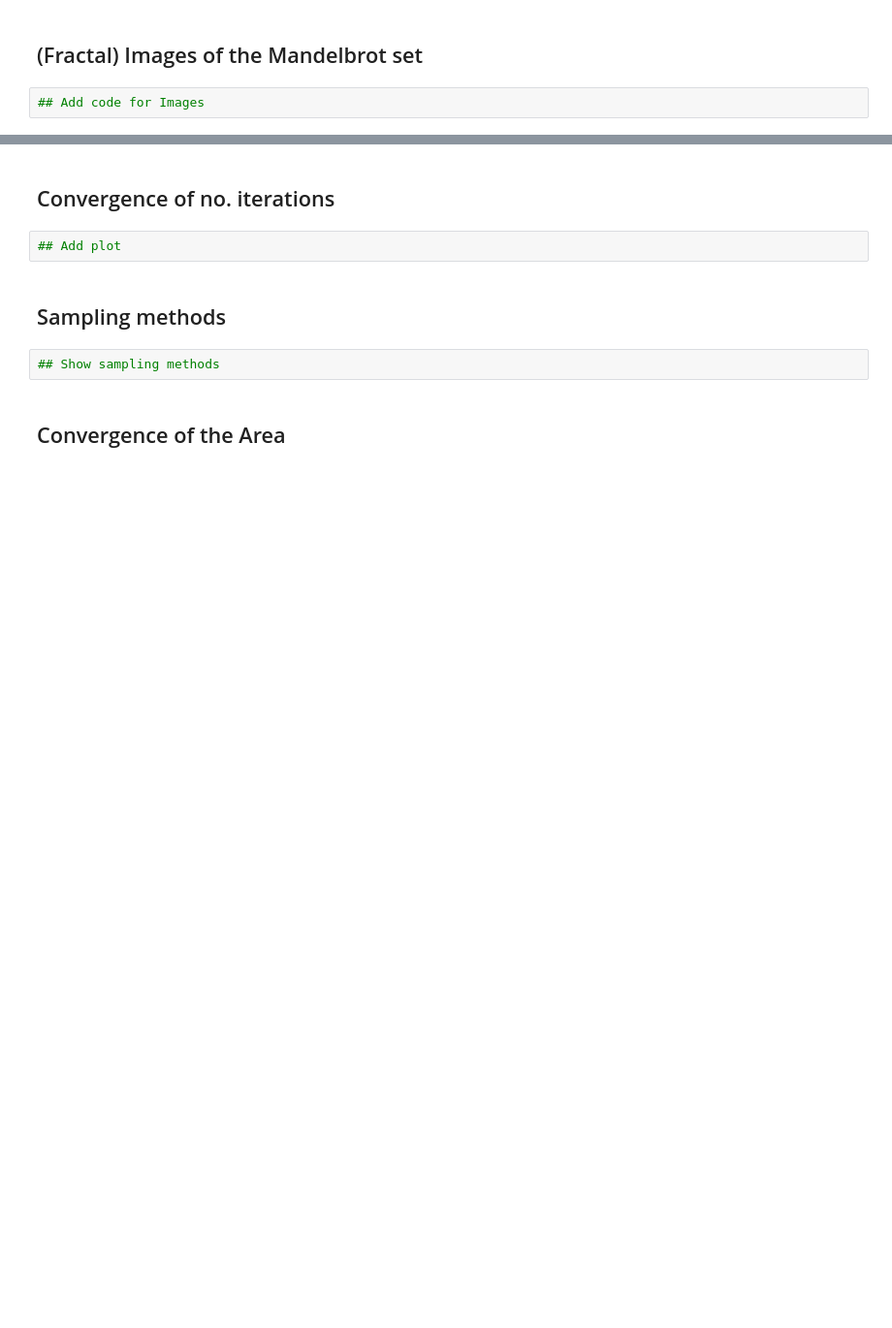
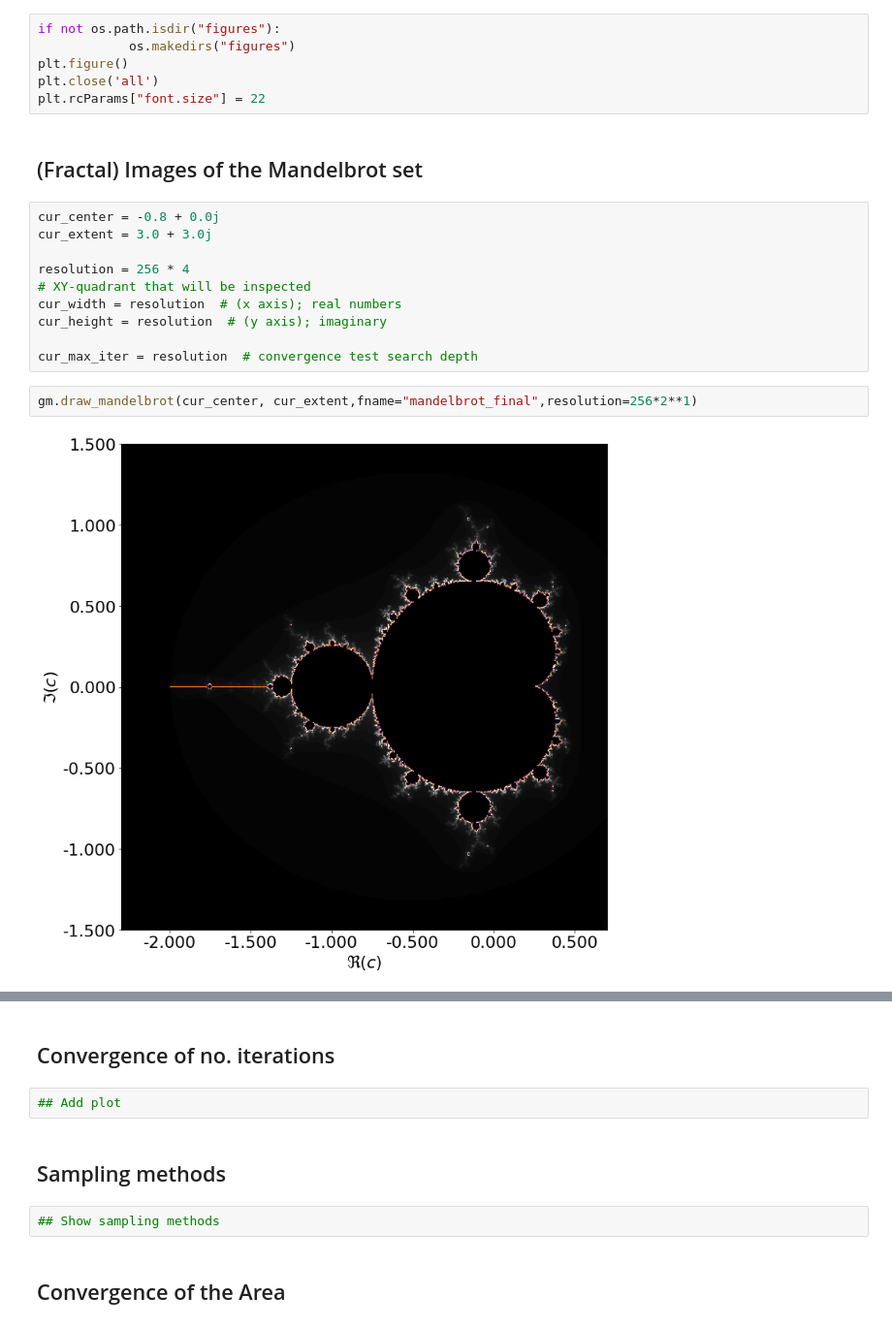
Before and after one commit to PaulHosek/Stochastic_simulation, a Jupyter notebook: MarcelvandeLagemaat_10886699_PaulHosek_12637033_1.ipynb, the cells around one changed output, grey strips where cells are left out. Shown at 97% size. Saved outputs shown, nothing was run; the diff lists cells and outputs as text; blank space fills up the shorter version.

```diff
--- a/MarcelvandeLagemaat_10886699_PaulHosek_12637033_1.ipynb
+++ b/MarcelvandeLagemaat_10886699_PaulHosek_12637033_1.ipynb
@@ -3,4 +10,22 @@
+# %%
+if not os.path.isdir("figures"):
+            os.makedirs("figures")
+plt.figure()
+plt.close('all')
+plt.rcParams["font.size"] = 22
 # %% [markdown]
 ## (Fractal) Images of the Mandelbrot set
-# %%
-## Add code for Images
+# %%
+cur_center = -0.8 + 0.0j
+cur_extent = 3.0 + 3.0j
+
+resolution = 256 * 4
+# XY-quadrant that will be inspected
+cur_width = resolution  # (x axis); real numbers
+cur_height = resolution  # (y axis); imaginary
+
+cur_max_iter = resolution  # convergence test search depth
+# %%
+gm.draw_mandelbrot(cur_center, cur_extent,fname="mandelbrot_final",resolution=256*2**1)
+# %% [output]
+[figure, added]
```
Also changed, not shown: parts of 4 cells of this notebook, 8 other files.
